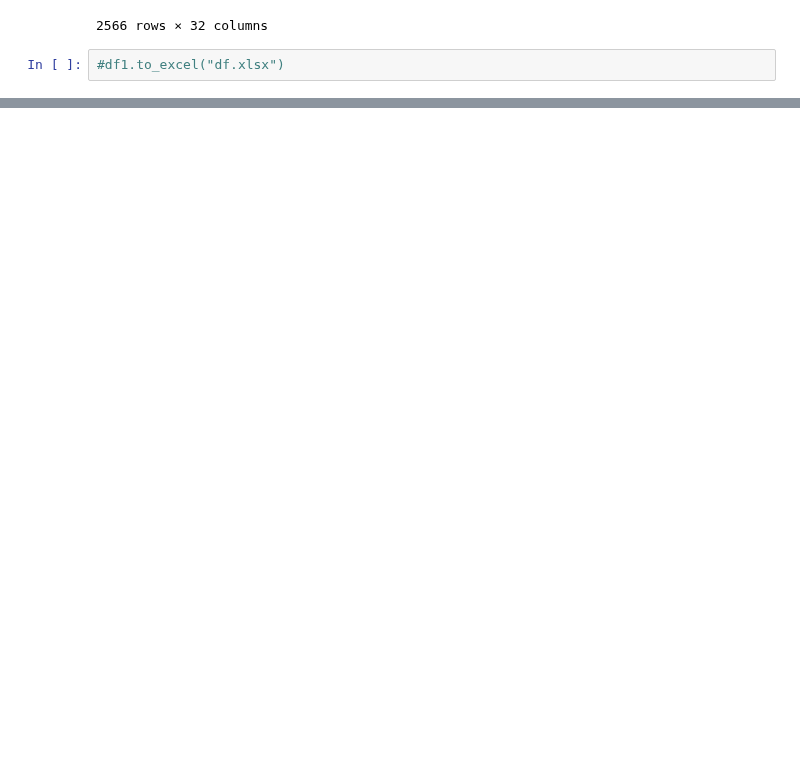
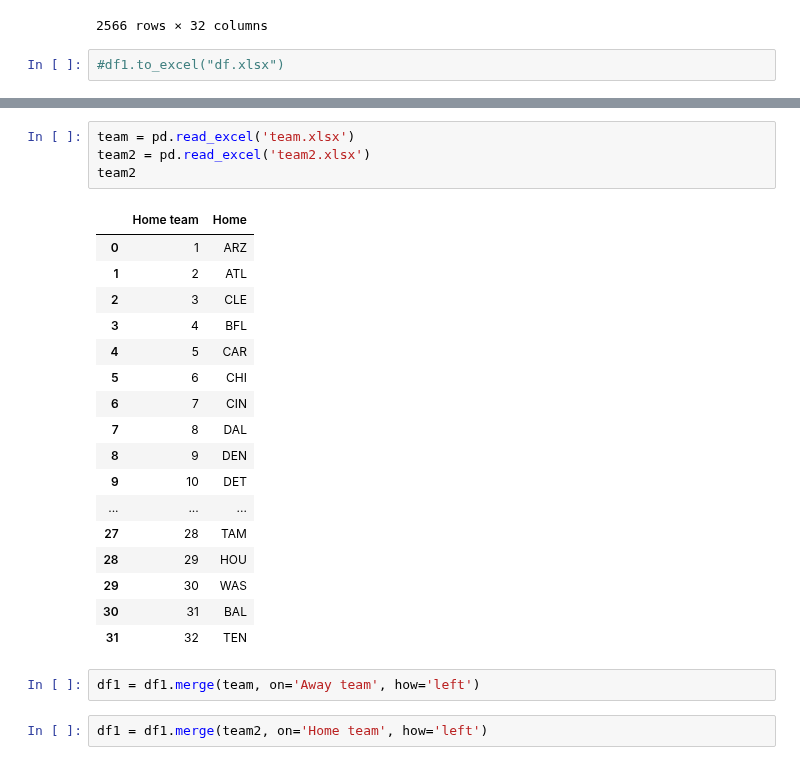
Before and after one commit to 0929230515jimmy/Informatics-final-project, a Jupyter notebook: project/data_clean.ipynb, the cells around one changed output, grey strips where cells are left out. Saved outputs shown, nothing was run; the diff lists cells and outputs as text; blank space fills up the shorter version.

```diff
--- a/project/data_clean.ipynb
+++ b/project/data_clean.ipynb
@@ -245,0 +259,26 @@ df1
+# %%
+team = pd.read_excel('team.xlsx')
+team2 = pd.read_excel('team2.xlsx')
+team2
+# %% [output]
+|  | Home team | Home |
+| 0 | 1 | ARZ |
+| 1 | 2 | ATL |
+| 2 | 3 | CLE |
+| 3 | 4 | BFL |
+| 4 | 5 | CAR |
+| 5 | 6 | CHI |
+| 6 | 7 | CIN |
+| 7 | 8 | DAL |
+| 8 | 9 | DEN |
+| 9 | 10 | DET |
+| ... | ... | ... |
+| 27 | 28 | TAM |
+| 28 | 29 | HOU |
+| 29 | 30 | WAS |
+| 30 | 31 | BAL |
+| 31 | 32 | TEN |
+# %%
+df1 = df1.merge(team, on='Away team', how='left')
+# %%
+df1 = df1.merge(team2, on='Home team', how='left')
```
Also changed, not shown: parts of 3 cells of this notebook, 8 other files.
